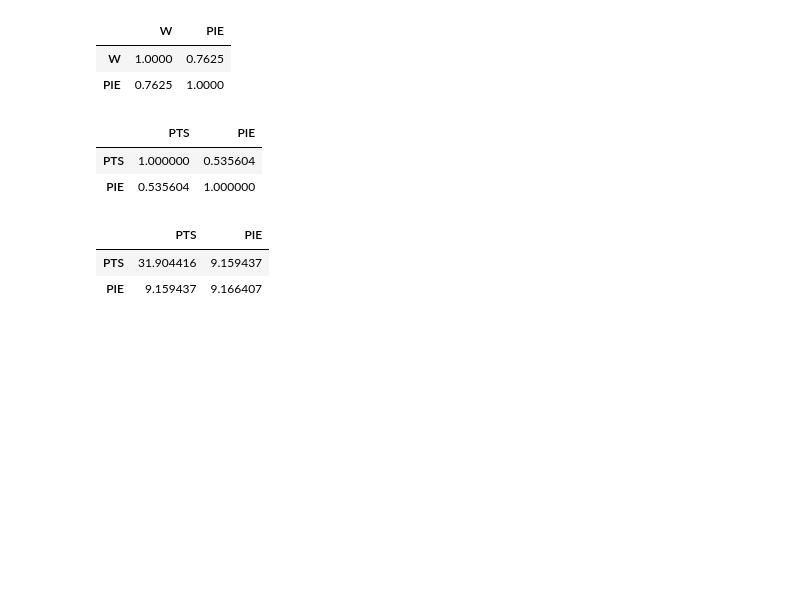
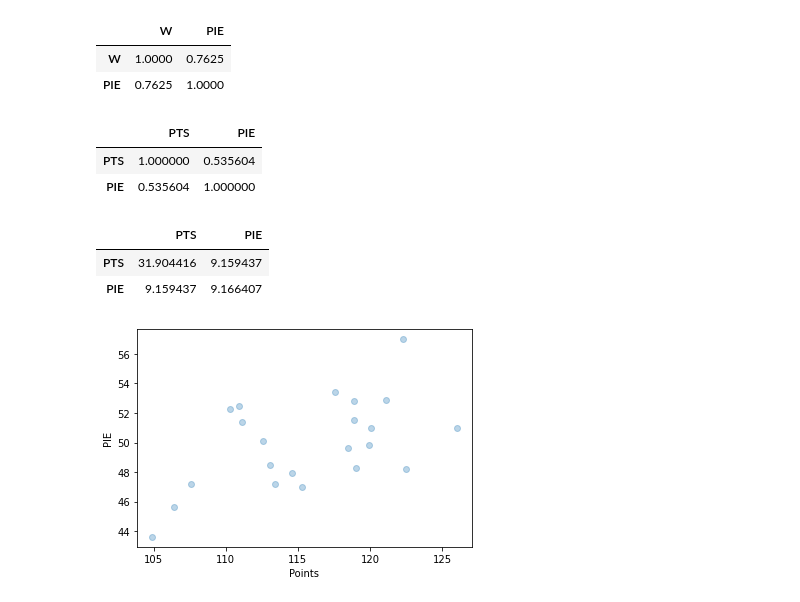
Before and after one commit to krishanweber3/info2950project, a Jupyter notebook: Data Collection Recht.ipynb, the cells around one changed output. Saved outputs shown, nothing was run; the diff lists cells and outputs as text; code cells hidden in the pictures; blank space fills up the shorter version.

```diff
--- a/Data Collection Recht.ipynb
+++ b/Data Collection Recht.ipynb
@@ -105,3 +105,10 @@ bubble_reg[ ["PTS", "PIE"] ].cov()
 |  | PTS | PIE |
 | PTS | 31.904416 | 9.159437 |
 | PIE | 9.159437 | 9.166407 |
+# %%
+plt.scatter(bubble_reg["PTS"], bubble_reg["PIE"], alpha=.3)
+plt.xlabel('Points')
+plt.ylabel('PIE')
+plt.show()
+# %% [output]
+[figure, added]
```
Also changed, not shown: parts of 5 cells of this notebook.
